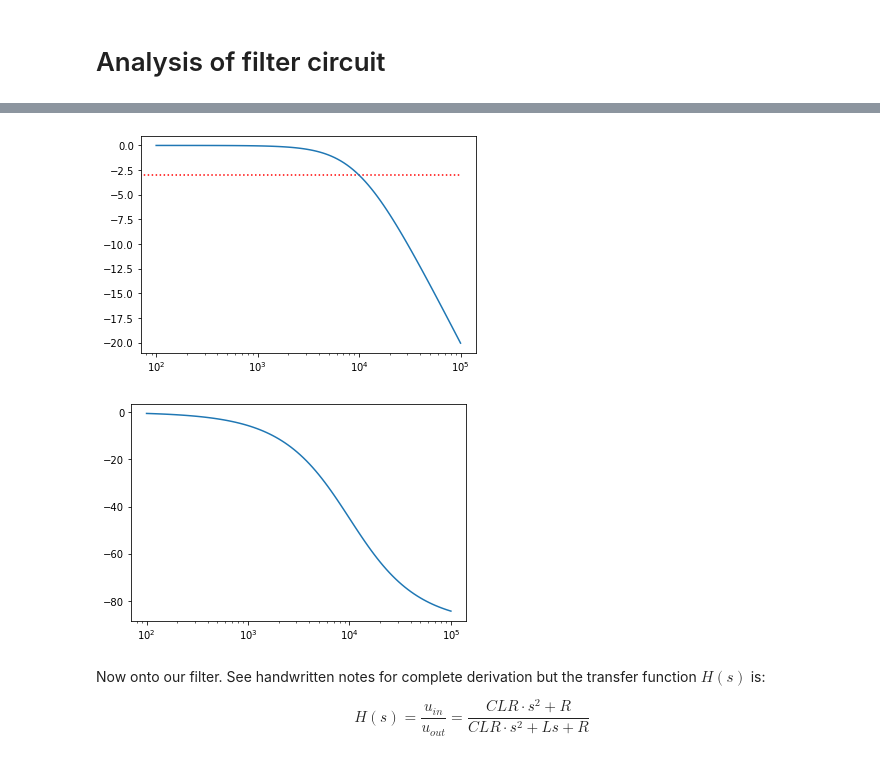
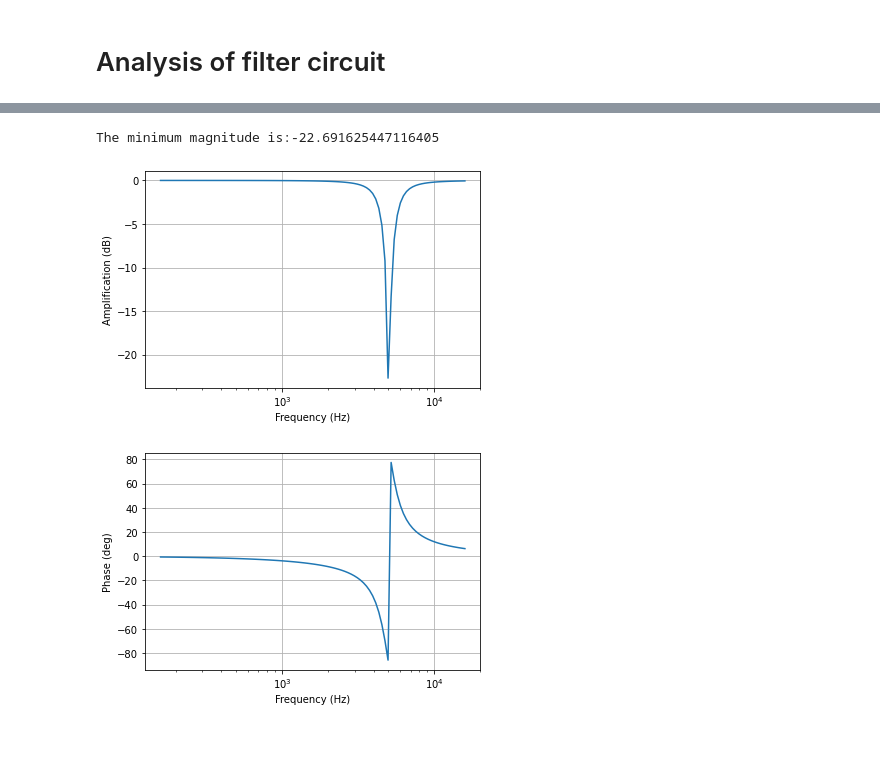
Before and after one commit to kr4ften/TransformProject, a Jupyter notebook: main.ipynb, the cells around one changed output, grey strips where cells are left out. Saved outputs shown, nothing was run; the diff lists cells and outputs as text; code cells hidden in the pictures.

Commit message:
Solved Assignment 2
Todo:
- Verify units of x and y-axis
- Add legend to all plots

```diff
--- a/main.ipynb
+++ b/main.ipynb
@@ -9,27 +11,37 @@ Before we run our transfer function let us verify that our code works by testing
 # %%
+import numpy as np
 import scipy.signal as signal
 import matplotlib.pyplot as plt
 
 R = 5000
 C = 20 * 10**(-9)
 L = 50 * 10**(-3)
 
-numerator = [1]
-denominator = [R*C, 1]
+numerator = [C*L*R, 0, R]
+denominator = [C*L*R, L, R]
 
-LTIsystem = signal.TransferFunction(numerator,denominator)
+LTI = signal.TransferFunction(numerator,denominator)
 
-w, mag, phase = signal.bode(LTIsystem)
+w, mag, phase = signal.bode(LTI)
+
+print('The minimum magnitude is:' + str(min(mag)))
+
+# Convert rad/s to Hz
+f=w/(2*np.pi)
 
 plt.figure()
-plt.semilogx(w,mag)
+plt.semilogx(f,mag)
+#plt.hlines(-3,min(f),max(f),linestyles="dotted",colors='r')
+plt.xlabel('Frequency (Hz)')
+plt.ylabel('Amplification (dB)')
+plt.grid()
 plt.figure()
-plt.semilogx(w, phase)
+plt.semilogx(f, phase)
+plt.xlabel('Frequency (Hz)')
+plt.ylabel('Phase (deg)')
+plt.grid()
 plt.show()
 # %% [output]
+The minimum magnitude is:-22.691625447116405
-[figure, old version]
+[figure, new version]
-[figure, old version]
+[figure, new version]
-# %% [markdown]
-Now onto our filter. See handwritten notes for complete derivation but the transfer function $H(s)$ is:
-
-$$H(s) = \frac{u_{in}}{u_{out}} =  \frac{CLR \cdot s^2 + R}{CLR \cdot s^2 + Ls + R}$$
```
Also changed, not shown: parts of 4 cells of this notebook.
